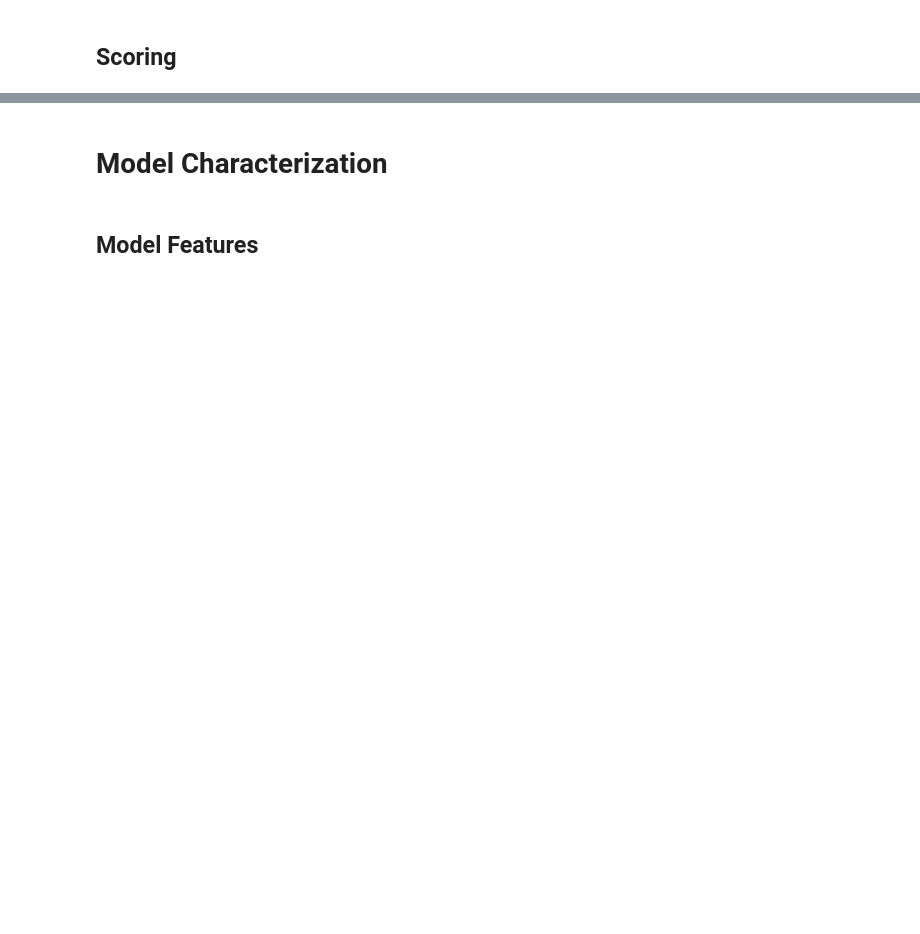
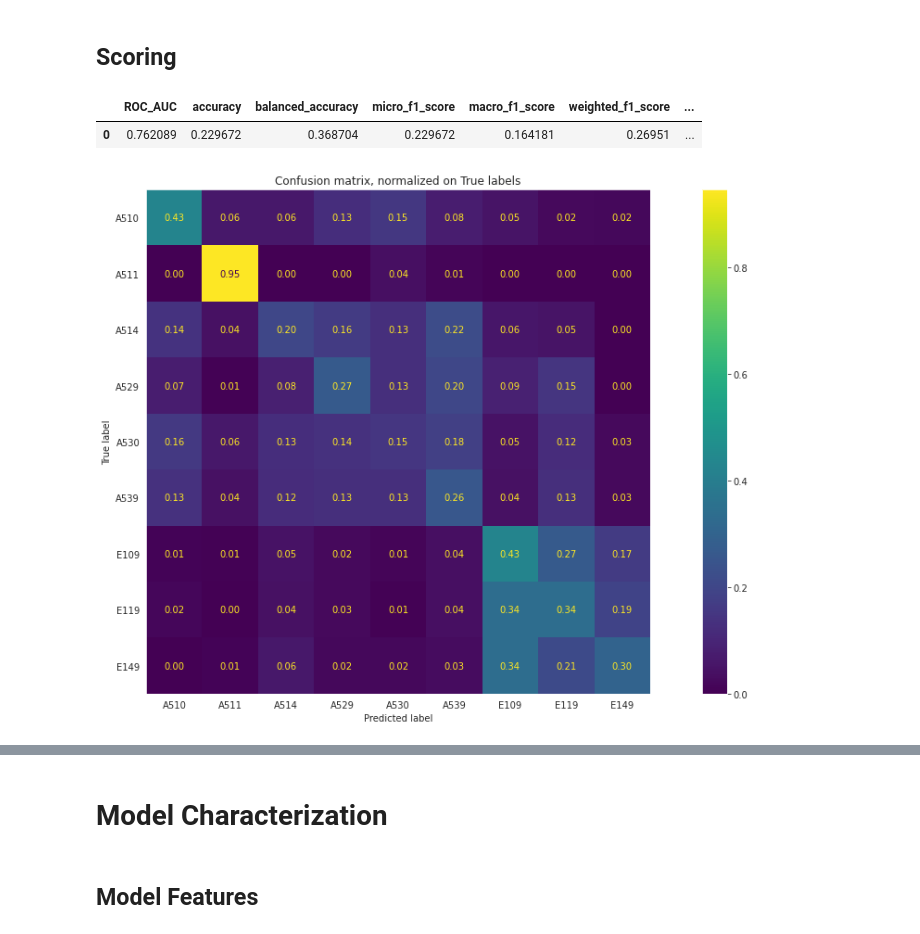
Before and after one commit to JuanGomez12/DataScience4AllProject, a Jupyter notebook: scripts/train_ml.ipynb, the cells around one changed output, grey strips where cells are left out. Drawn from its saved outputs; the diff is of its cells as text; code cells hidden in the pictures; blank space fills up the shorter version.

```diff
--- a/scripts/train_ml.ipynb
+++ b/scripts/train_ml.ipynb
@@ -47,10 +50,14 @@ n_jobs = -3
 
 # False, 'oversample', or 'undersample'
 balance_classes = 'oversample'
+cleaning_dict_path = "utils/lab_test_name_aggregation.json"
 save_path = Path('data') / 'output' / 'best_model.pickle'
 # %% [markdown]
 ## Data load
 # %%
+with open(cleaning_dict_path, "r") as in_file:
+    dict_tests = json.load(in_file)
+
 df_notas = pd.read_csv('data/notas.csv', sep=';')
 df_laboratorios = pd.read_csv('data/laboratorios.csv', sep=';')
 df_sociodemografico = pd.read_csv('data/sociodemografico.csv', sep=';')
@@ -94,7 +101,7 @@ df_notas.head()
 ## Data Cleaning
 # %%
 df_sociodemografico = clean_sociodemograficos(df_sociodemografico)
-df_laboratorios = clean_labs(df_laboratorios)
+df_laboratorios = clean_labs(df_laboratorios, name_aggregation_dict=dict_tests)
 df_notas = clean_notas(df_notas, apply_lemmatization=False)
 # %% [markdown]
 ### Merge the sociodemographic data with the medical notes dataset
@@ -316,7 +323,7 @@ best_model = pipeline.find_best_model(
     scoring=scoring,
     random_state=7,
     refit='Weighted_F1',
-    verbose = 8,
+    verbose = 5,
     # error_score='raise',
     )
 # %% [output]
@@ -366,14 +454,19 @@ if retrain_with_class_weight:
 # %%
 score = pipeline.score(X_test, y_test)
 score
+# %% [output]
+|  | ROC_AUC | accuracy | balanced_accuracy | micro_f1_score | macro_f1_score | weighted_f1_score | ... |
+| 0 | 0.762089 | 0.229672 | 0.368704 | 0.229672 | 0.164181 | 0.26951 | ... |
 # %%
 labels_decoded = label_encoder.inverse_transform(best_model['estimator'].classes_)
 
 with sns.axes_style("dark"):
     fig, ax = plt.subplots(figsize=(20,10))
-    disp = ConfusionMatrixDisplay(confusion_matrix=score.loc[0,'confusion_matrix'],
-                                display_labels=labels_decoded)
-    disp.plot(ax=ax, cmap='viridis')
+    disp = ConfusionMatrixDisplay.from_predictions(y_test, best_model.predict(X_test),
+                                display_labels=labels_decoded, normalize='true', ax=ax, cmap='viridis', values_format=".2f")
+    _ = ax.set_title('Confusion matrix, normalized on True labels')
     plt.show()
+# %% [output]
+[figure, added]
 # %%
 score.loc[0,'classification_report'].round(2).rename(index={str(class_label):label for class_label, label in zip(best_model['estimator'].classes_, labels_decoded)})
```
Also changed, not shown: parts of 12 cells of this notebook, 1 other file.
